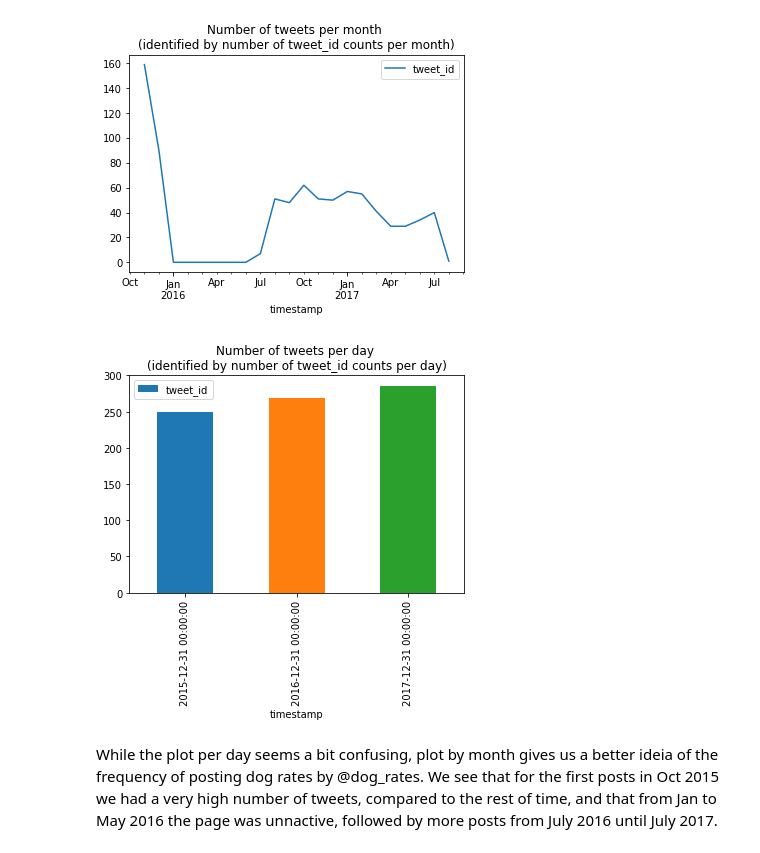
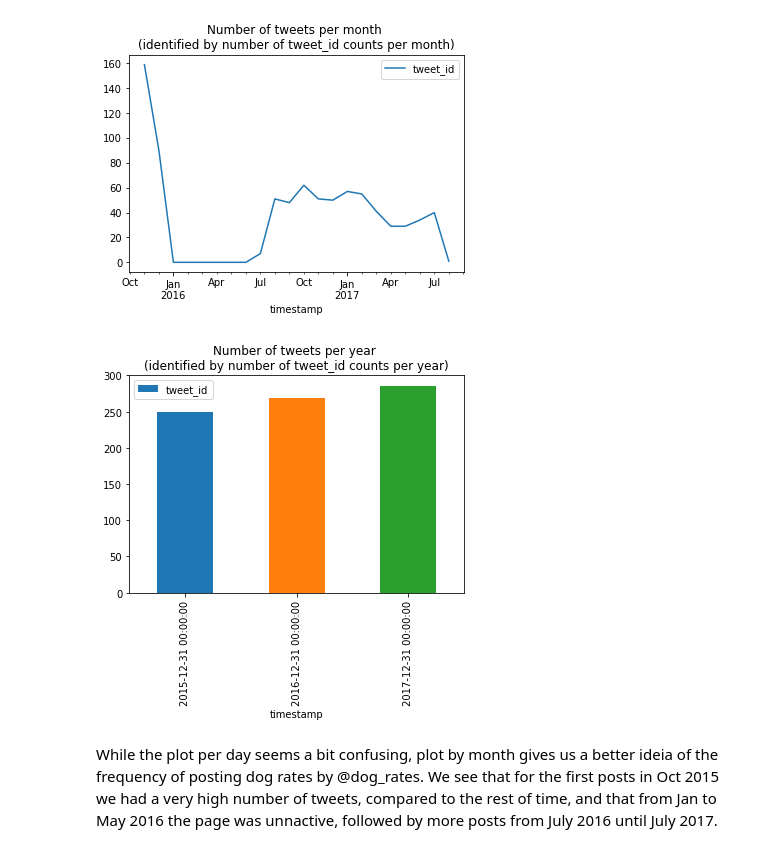
Before and after one commit to lgabs/dog_rates_tweets, a Jupyter notebook: wrangle_act.ipynb, the cells around one changed output. Saved outputs shown, nothing was run; the diff lists cells and outputs as text; code cells hidden in the pictures.

```diff
--- a/wrangle_act.ipynb
+++ b/wrangle_act.ipynb
@@ -803,9 +787,9 @@ tweets_per_day.resample('M').count().plot(y = 'tweet_id', title= 'Number of twee
 # %% [output]
 [figure]
 # %%
-tweets_per_day.resample('Y').count().plot(y = 'tweet_id', kind='bar', title= 'Number of tweets per day \n(identified by number of tweet_id counts per day)');
+tweets_per_day.resample('Y').count().plot(y = 'tweet_id', kind='bar', title= 'Number of tweets per year \n(identified by number of tweet_id counts per year)');
 # %% [output]
-[figure, old version]
+[figure, new version]
 # %% [markdown]
 While the plot per day seems a bit confusing, plot by month gives us a better ideia of the frequency of posting dog rates by @dog_rates. We see that for the first posts in Oct 2015 we had a very high number of tweets, compared to the rest of time, and that from Jan to May 2016 the page was unnactive, followed by more posts from July 2016 until July 2017.
 # %% [markdown]
```
Also changed, not shown: parts of 3 cells of this notebook.
